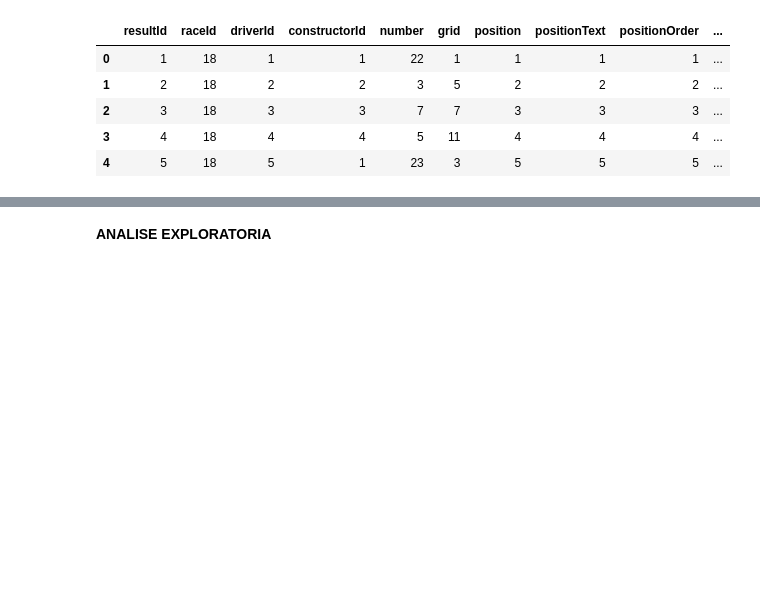
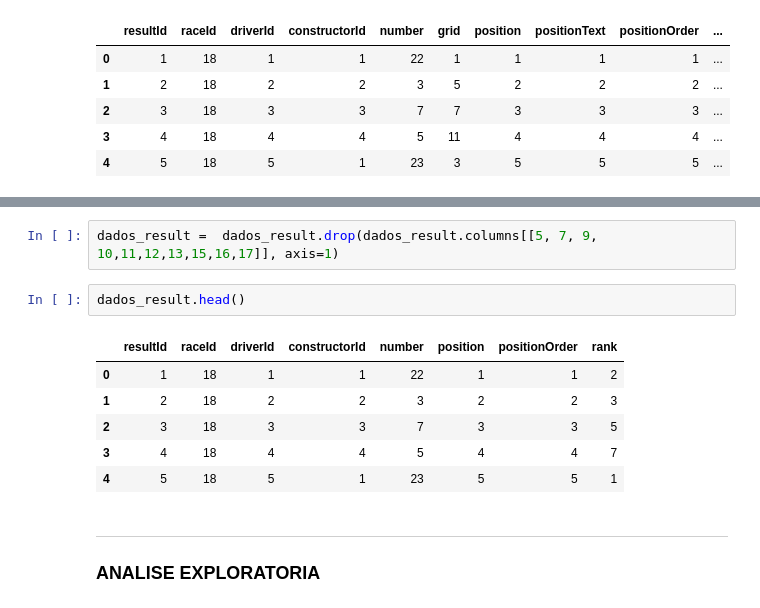
Before and after one commit to Amanda-Carmo/projeto2_cdados, a Jupyter notebook: Projeto 2 DADOS.ipynb, the cells around one changed output, grey strips where cells are left out. Saved outputs shown, nothing was run; the diff lists cells and outputs as text; blank space fills up the shorter version.

```diff
--- a/Projeto 2 DADOS.ipynb
+++ b/Projeto 2 DADOS.ipynb
@@ -86,2 +166,15 @@ dados_contresult.head()
+# %%
+dados_result =  dados_result.drop(dados_result.columns[[5, 7, 9, 10,11,12,13,15,16,17]], axis=1)
+# %%
+dados_result.head()
+# %% [output]
+|  | resultId | raceId | driverId | constructorId | number | position | positionOrder | rank |
+| 0 | 1 | 18 | 1 | 1 | 22 | 1 | 1 | 2 |
+| 1 | 2 | 18 | 2 | 2 | 3 | 2 | 2 | 3 |
+| 2 | 3 | 18 | 3 | 3 | 7 | 3 | 3 | 5 |
+| 3 | 4 | 18 | 4 | 4 | 5 | 4 | 4 | 7 |
+| 4 | 5 | 18 | 5 | 1 | 23 | 5 | 5 | 1 |
 # %% [markdown]
-**ANALISE EXPLORATORIA**
+___
+
+### ANALISE EXPLORATORIA
```
Also changed, not shown: parts of 38 cells of this notebook.
